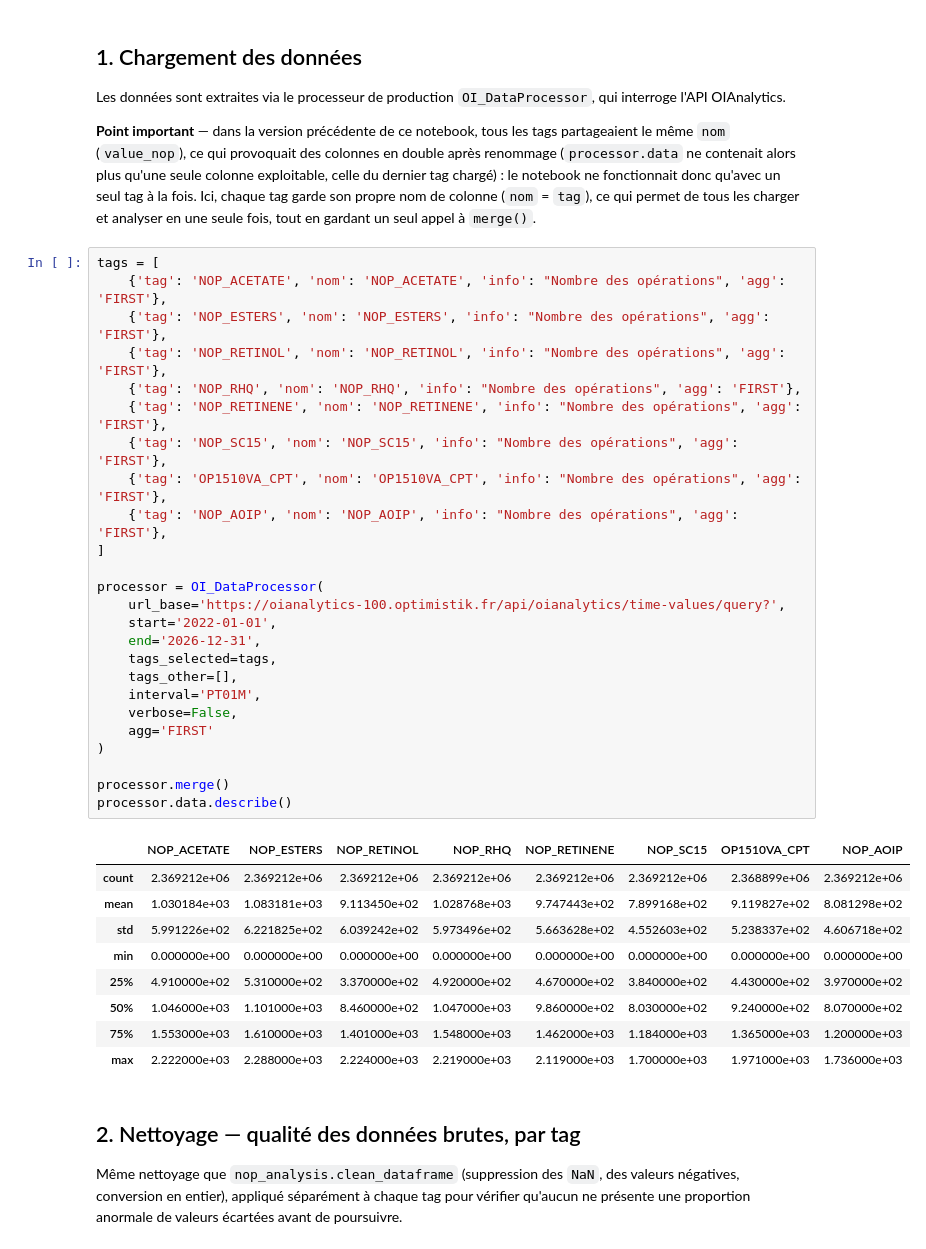
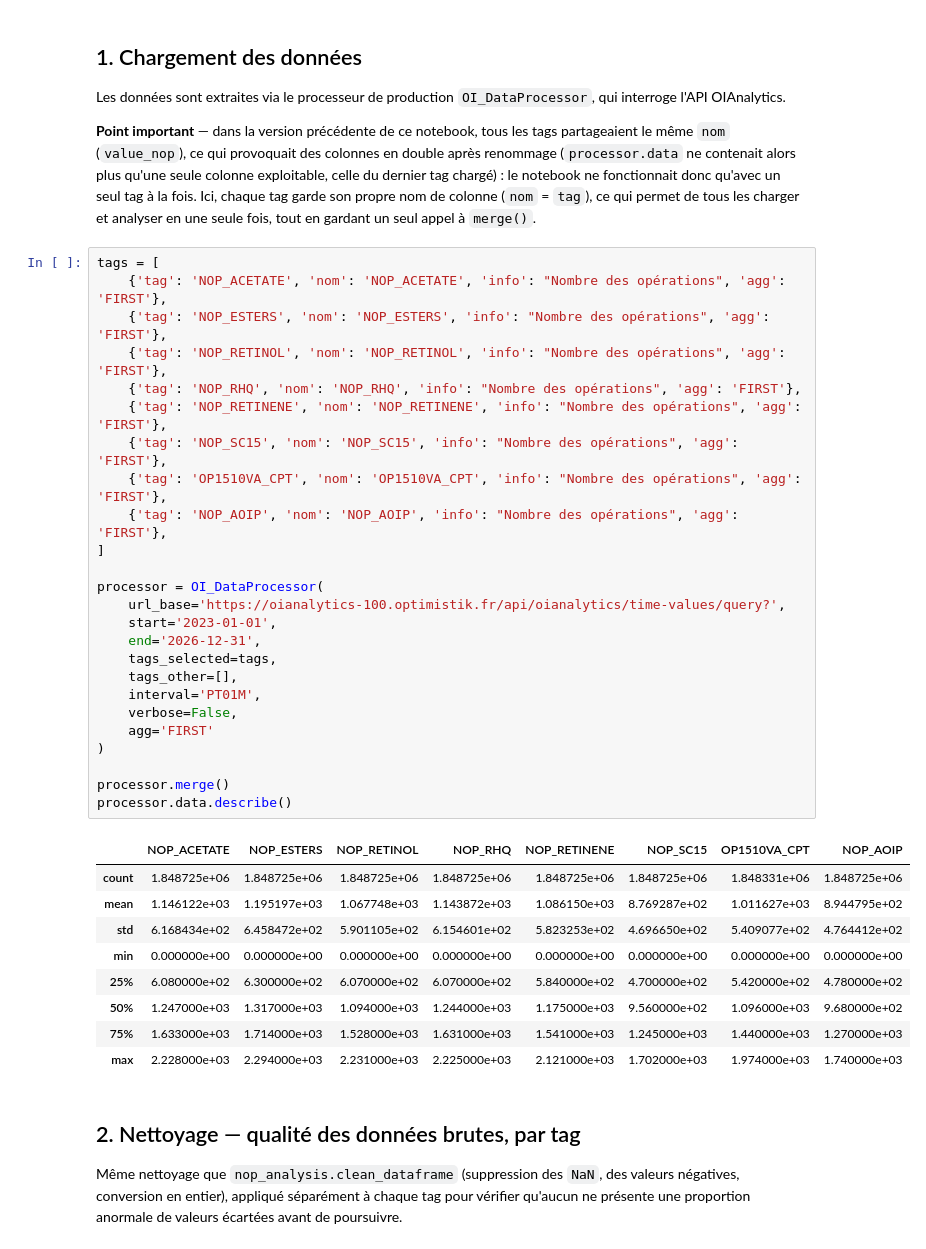
Before and after one commit to e-coucou/Machine-Learning, a Jupyter notebook: 2-OI_a/OI_NOP_analysis_all.ipynb, the cells around one changed output. Saved outputs shown, nothing was run; the diff lists cells and outputs as text.

```diff
--- a/2-OI_a/OI_NOP_analysis_all.ipynb
+++ b/2-OI_a/OI_NOP_analysis_all.ipynb
@@ -54,38 +54,38 @@ analyser en une seule fois, tout en gardant un seul appel à `merge()`.
 # %%
 tags = [
     {'tag': 'NOP_ACETATE', 'nom': 'NOP_ACETATE', 'info': "Nombre des opérations", 'agg': 'FIRST'},
     {'tag': 'NOP_ESTERS', 'nom': 'NOP_ESTERS', 'info': "Nombre des opérations", 'agg': 'FIRST'},
     {'tag': 'NOP_RETINOL', 'nom': 'NOP_RETINOL', 'info': "Nombre des opérations", 'agg': 'FIRST'},
     {'tag': 'NOP_RHQ', 'nom': 'NOP_RHQ', 'info': "Nombre des opérations", 'agg': 'FIRST'},
     {'tag': 'NOP_RETINENE', 'nom': 'NOP_RETINENE', 'info': "Nombre des opérations", 'agg': 'FIRST'},
     {'tag': 'NOP_SC15', 'nom': 'NOP_SC15', 'info': "Nombre des opérations", 'agg': 'FIRST'},
     {'tag': 'OP1510VA_CPT', 'nom': 'OP1510VA_CPT', 'info': "Nombre des opérations", 'agg': 'FIRST'},
     {'tag': 'NOP_AOIP', 'nom': 'NOP_AOIP', 'info': "Nombre des opérations", 'agg': 'FIRST'},
 ]
 
 processor = OI_DataProcessor(
     url_base='https://oianalytics-100.optimistik.fr/api/oianalytics/time-values/query?',
-    start='2022-01-01',
+    start='2023-01-01',
     end='2026-12-31',
     tags_selected=tags,
     tags_other=[],
     interval='PT01M',
     verbose=False,
     agg='FIRST'
 )
 
 processor.merge()
 processor.data.describe()
 # %% [output]
 |  | NOP_ACETATE | NOP_ESTERS | NOP_RETINOL | NOP_RHQ | NOP_RETINENE | NOP_SC15 | OP1510VA_CPT | NOP_AOIP |
-| count | 2.369212e+06 | 2.369212e+06 | 2.369212e+06 | 2.369212e+06 | 2.369212e+06 | 2.369212e+06 | 2.368899e+06 | 2.369212e+06 |
-| mean | 1.030184e+03 | 1.083181e+03 | 9.113450e+02 | 1.028768e+03 | 9.747443e+02 | 7.899168e+02 | 9.119827e+02 | 8.081298e+02 |
-| std | 5.991226e+02 | 6.221825e+02 | 6.039242e+02 | 5.973496e+02 | 5.663628e+02 | 4.552603e+02 | 5.238337e+02 | 4.606718e+02 |
+| count | 1.848725e+06 | 1.848725e+06 | 1.848725e+06 | 1.848725e+06 | 1.848725e+06 | 1.848725e+06 | 1.848331e+06 | 1.848725e+06 |
+| mean | 1.146122e+03 | 1.195197e+03 | 1.067748e+03 | 1.143872e+03 | 1.086150e+03 | 8.769287e+02 | 1.011627e+03 | 8.944795e+02 |
+| std | 6.168434e+02 | 6.458472e+02 | 5.901105e+02 | 6.154601e+02 | 5.823253e+02 | 4.696650e+02 | 5.409077e+02 | 4.764412e+02 |
 | min | 0.000000e+00 | 0.000000e+00 | 0.000000e+00 | 0.000000e+00 | 0.000000e+00 | 0.000000e+00 | 0.000000e+00 | 0.000000e+00 |
-| 25% | 4.910000e+02 | 5.310000e+02 | 3.370000e+02 | 4.920000e+02 | 4.670000e+02 | 3.840000e+02 | 4.430000e+02 | 3.970000e+02 |
-| 50% | 1.046000e+03 | 1.101000e+03 | 8.460000e+02 | 1.047000e+03 | 9.860000e+02 | 8.030000e+02 | 9.240000e+02 | 8.070000e+02 |
-| 75% | 1.553000e+03 | 1.610000e+03 | 1.401000e+03 | 1.548000e+03 | 1.462000e+03 | 1.184000e+03 | 1.365000e+03 | 1.200000e+03 |
-| max | 2.222000e+03 | 2.288000e+03 | 2.224000e+03 | 2.219000e+03 | 2.119000e+03 | 1.700000e+03 | 1.971000e+03 | 1.736000e+03 |
+| 25% | 6.080000e+02 | 6.300000e+02 | 6.070000e+02 | 6.070000e+02 | 5.840000e+02 | 4.700000e+02 | 5.420000e+02 | 4.780000e+02 |
+| 50% | 1.247000e+03 | 1.317000e+03 | 1.094000e+03 | 1.244000e+03 | 1.175000e+03 | 9.560000e+02 | 1.096000e+03 | 9.680000e+02 |
+| 75% | 1.633000e+03 | 1.714000e+03 | 1.528000e+03 | 1.631000e+03 | 1.541000e+03 | 1.245000e+03 | 1.440000e+03 | 1.270000e+03 |
+| max | 2.228000e+03 | 2.294000e+03 | 2.231000e+03 | 2.225000e+03 | 2.121000e+03 | 1.702000e+03 | 1.974000e+03 | 1.740000e+03 |
 # %% [markdown]
 ## 2. Nettoyage — qualité des données brutes, par tag
 
```
Also changed, not shown: parts of 10 cells of this notebook, 27 other files.
